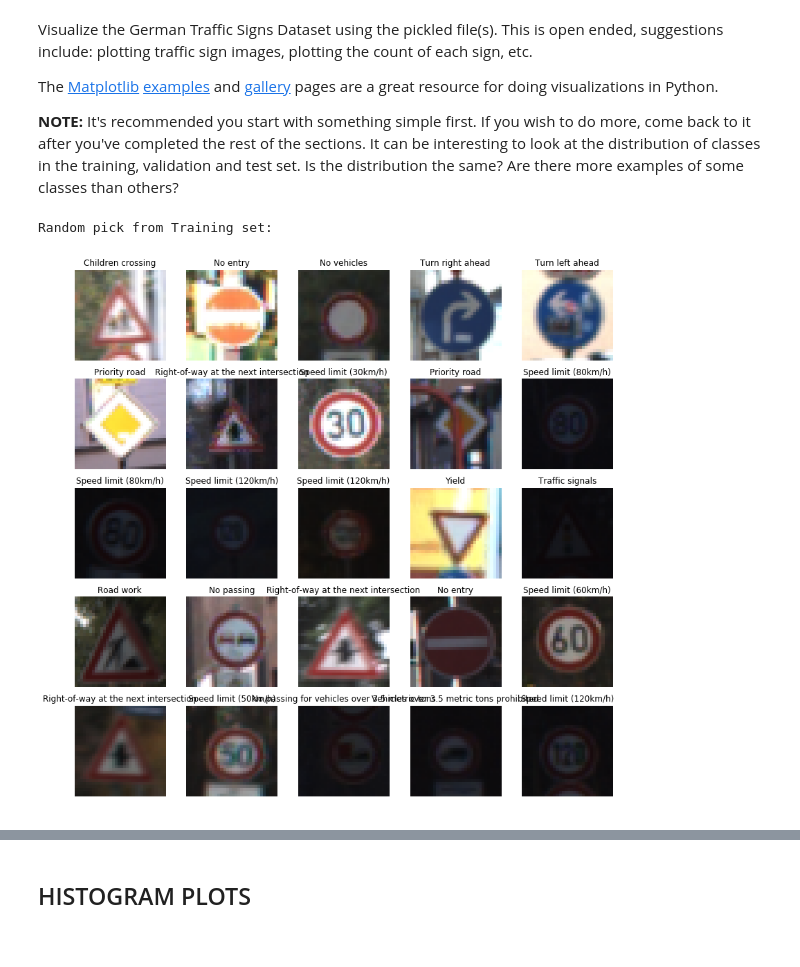
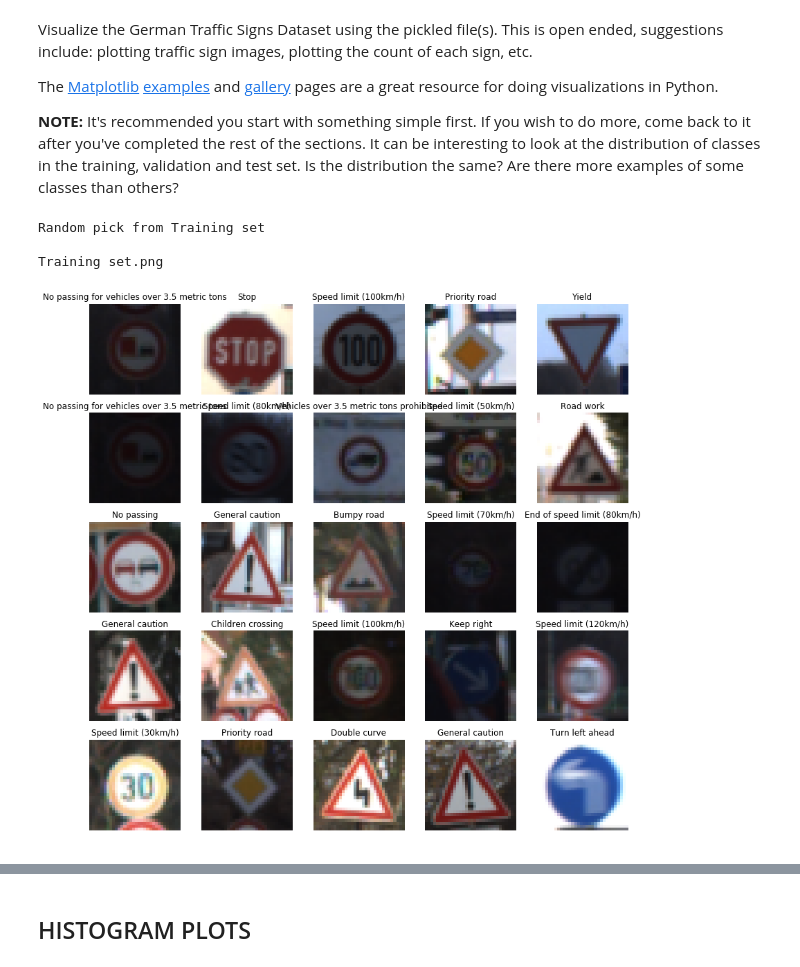
Before and after one commit to masih84/CarND-Traffic-Sign-Classifier-Project, a Jupyter notebook: Traffic_Sign_Classifier.ipynb, the cells around one changed output, grey strips where cells are left out. Saved outputs shown, nothing was run; the diff lists cells and outputs as text; code cells hidden in the pictures.

Commit message:
data set sample png

```diff
--- a/Traffic_Sign_Classifier.ipynb
+++ b/Traffic_Sign_Classifier.ipynb
@@ -133,11 +133,15 @@ def plot_data_rand(X_data,y_data,name,n):
         plt.title(data.SignName[y_index])
         ax.axis('off')
 
+    name_fig = name + ".png"
+    fig.savefig(name_fig)
     plt.show()
 # %%
 ## Plot Train sent
-plot_data_rand(X_train,y_train, "Training set:",25)
+plot_data_rand(X_train,y_train, "Training set",25)
 # %% [output]
-Random pick from Training set:
+Random pick from Training set
+
+Training set.png
-[figure, old version]
+[figure, new version]
 # %%
```
Also changed, not shown: parts of 2 cells of this notebook, 4 other files.
